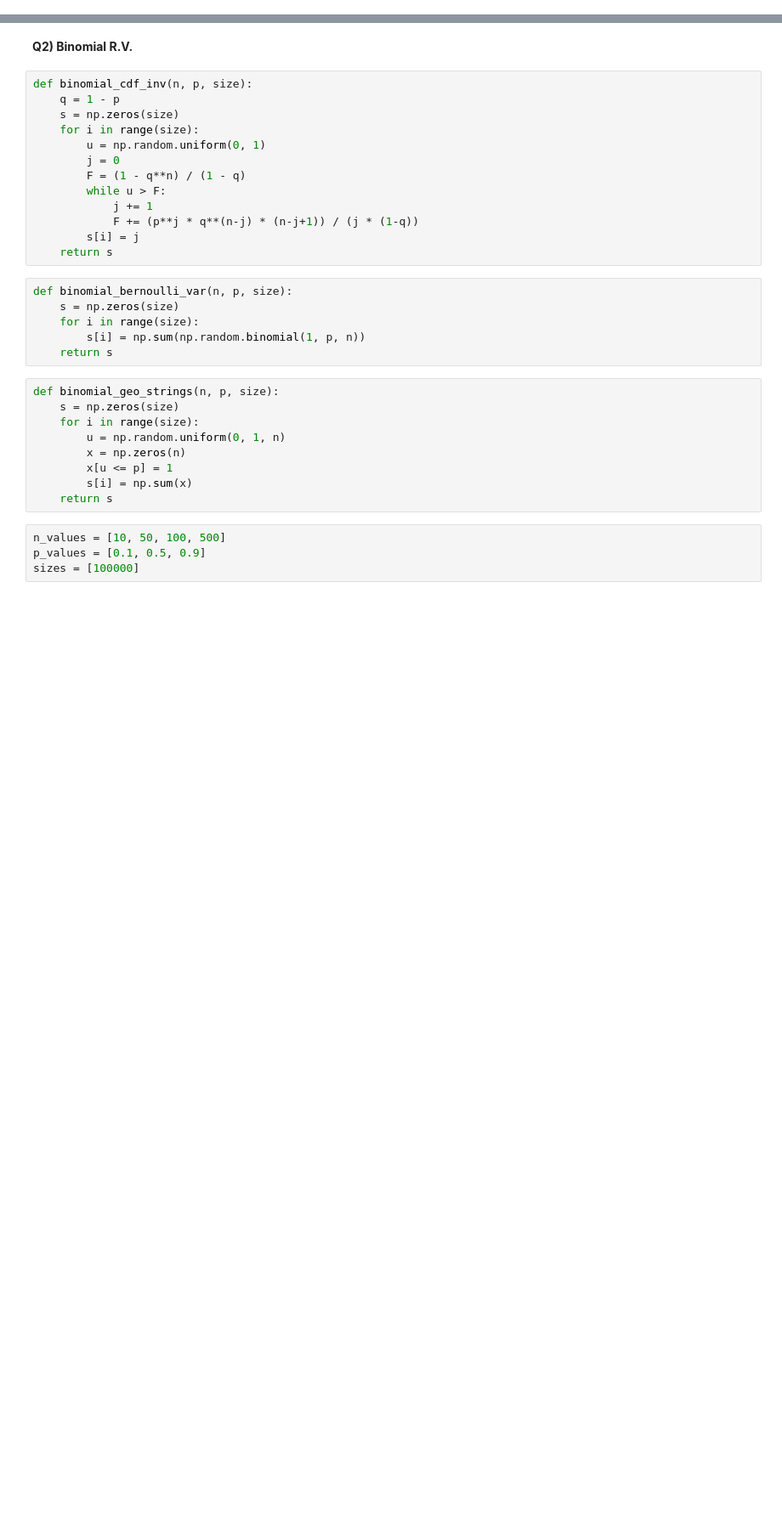
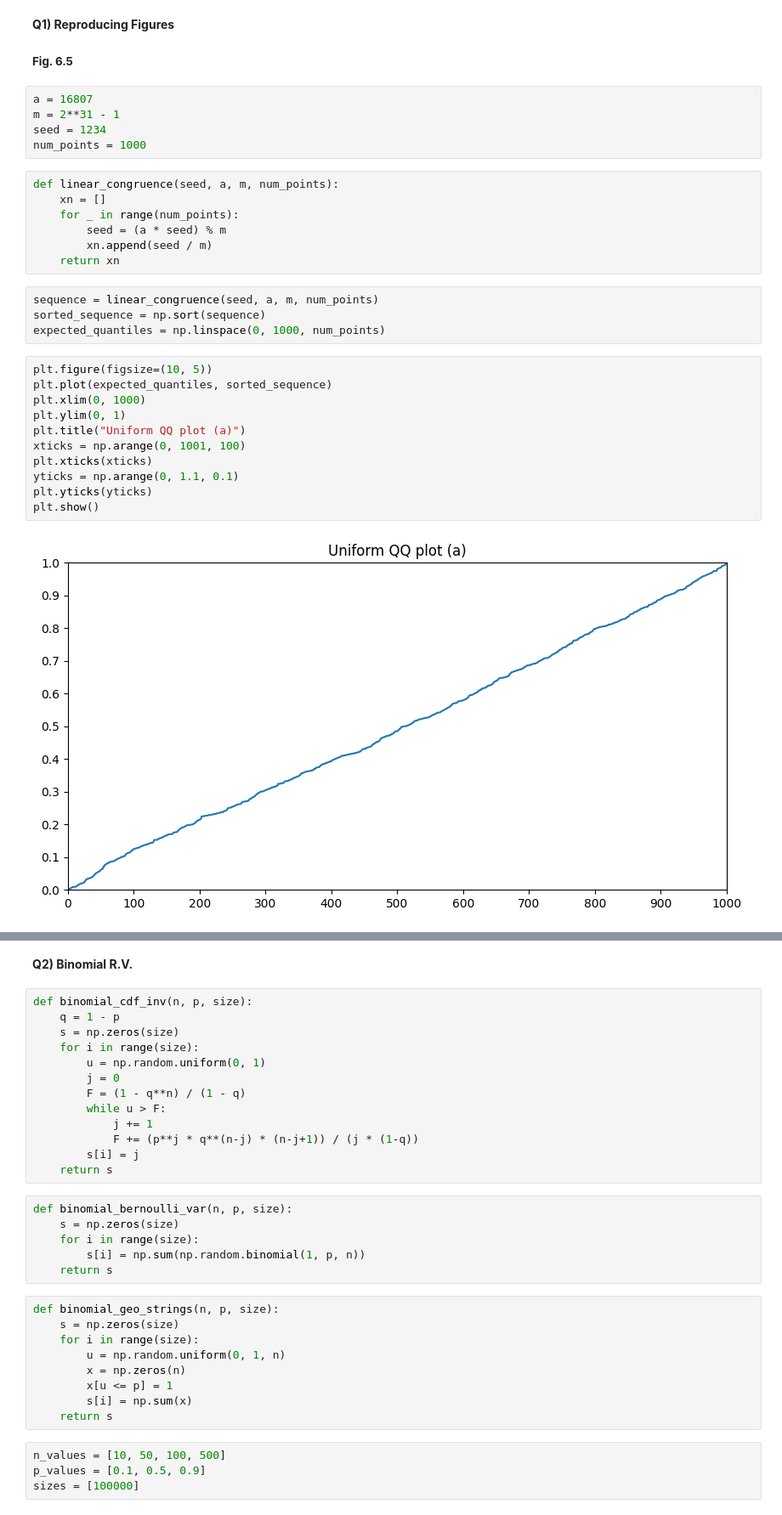
Before and after one commit to cemreaka/Network-Analysis-and-Simulation, a Jupyter notebook: HW2/hw2.ipynb, the cells around one changed output, grey strips where cells are left out. Shown at 85% size. Saved outputs shown, nothing was run; the diff lists cells and outputs as text; blank space fills up the shorter version.

```diff
--- a/HW2/hw2.ipynb
+++ b/HW2/hw2.ipynb
@@ -4,0 +7,33 @@ import matplotlib.pyplot as plt
+# %% [markdown]
+**<span style="font-size: 100%;"> Q1) Reproducing Figures</span>**
+# %% [markdown]
+**<span style="font-size: 95%;"> Fig. 6.5</span>**
+# %%
+a = 16807
+m = 2**31 - 1
+seed = 1234
+num_points = 1000
+# %%
+def linear_congruence(seed, a, m, num_points):
+    xn = []
+    for _ in range(num_points):
+        seed = (a * seed) % m
+        xn.append(seed / m)
+    return xn
+# %%
+sequence = linear_congruence(seed, a, m, num_points)
+sorted_sequence = np.sort(sequence)
+expected_quantiles = np.linspace(0, 1000, num_points)
+# %%
+plt.figure(figsize=(10, 5))
+plt.plot(expected_quantiles, sorted_sequence)
+plt.xlim(0, 1000)
+plt.ylim(0, 1)
+plt.title("Uniform QQ plot (a)")
+xticks = np.arange(0, 1001, 100)
+plt.xticks(xticks)
+yticks = np.arange(0, 1.1, 0.1)
+plt.yticks(yticks)
+plt.show()
+# %% [output]
+[figure, added]
```
Also changed, not shown: parts of 31 cells of this notebook.
